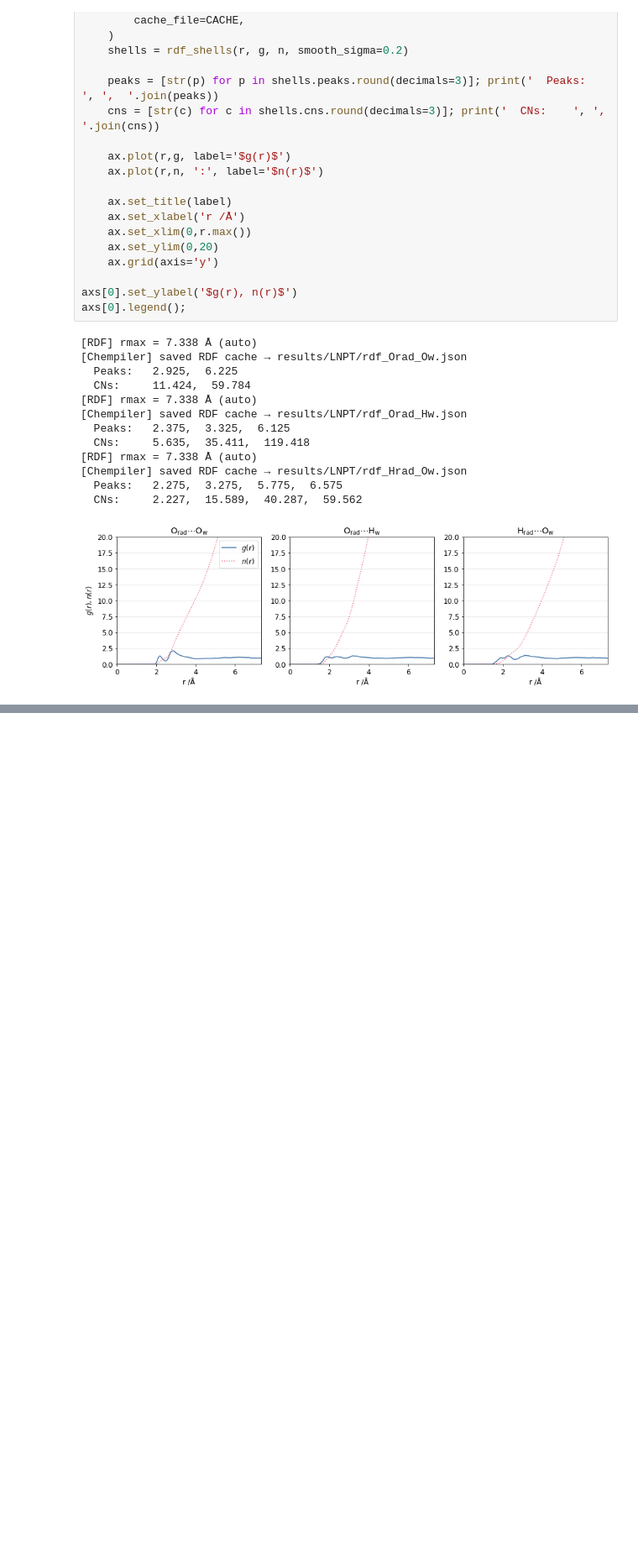
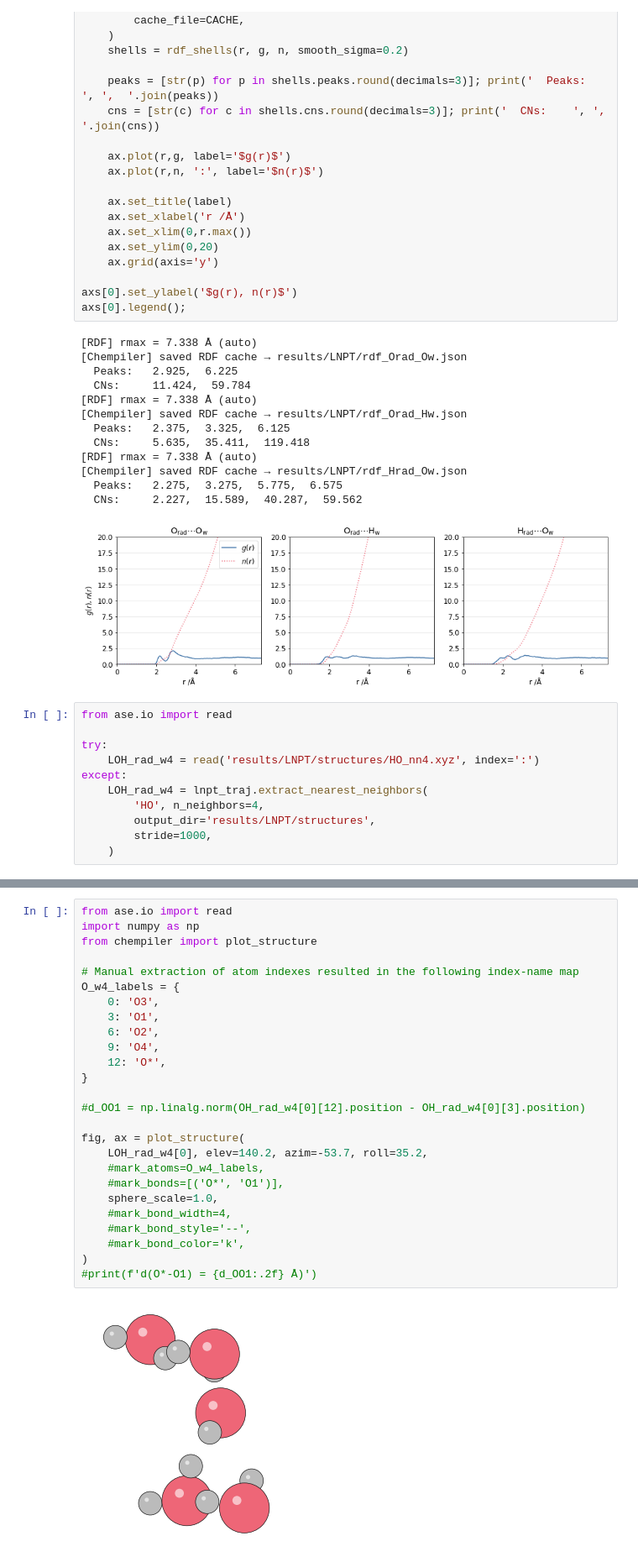
Before and after one commit to viktorsvahn/water, a Jupyter notebook: hydroxyl/OH_radical.ipynb, the cells around one changed output, grey strips where cells are left out. Shown at 84% size. Cells and saved outputs as stored; diff of their text form; blank space fills up the shorter version.

```diff
--- a/hydroxyl/OH_radical.ipynb
+++ b/hydroxyl/OH_radical.ipynb
@@ -1298,3 +1285,14 @@ axs[0].legend();
   Peaks:   2.275,  3.275,  5.775,  6.575
   CNs:     2.227,  15.589,  40.287,  59.562
 [figure]
+# %%
+from ase.io import read
+
+try:
+    LOH_rad_w4 = read('results/LNPT/structures/HO_nn4.xyz', index=':')
+except:
+    LOH_rad_w4 = lnpt_traj.extract_nearest_neighbors(
+        'HO', n_neighbors=4,
+        output_dir='results/LNPT/structures',
+        stride=1000,
+    )
@@ -1300,0 +1323,28 @@ axs[0].legend();
+# %%
+from ase.io import read
+import numpy as np
+from chempiler import plot_structure
+
+# Manual extraction of atom indexes resulted in the following index-name map
+O_w4_labels = {
+    0: 'O3',
+    3: 'O1',
+    6: 'O2',
+    9: 'O4',
+    12: 'O*',
+}
+
+#d_OO1 = np.linalg.norm(OH_rad_w4[0][12].position - OH_rad_w4[0][3].position)
+
+fig, ax = plot_structure(
+    LOH_rad_w4[0], elev=140.2, azim=-53.7, roll=35.2,
+    #mark_atoms=O_w4_labels,
+    #mark_bonds=[('O*', 'O1')],
+    sphere_scale=1.0,
+    #mark_bond_width=4,
+    #mark_bond_style='--',
+    #mark_bond_color='k',
+)
+#print(f'd(O*-O1) = {d_OO1:.2f} Å)')
+# %% [output]
+[figure, added]
```
Also changed, not shown: parts of 3 cells of this notebook.
